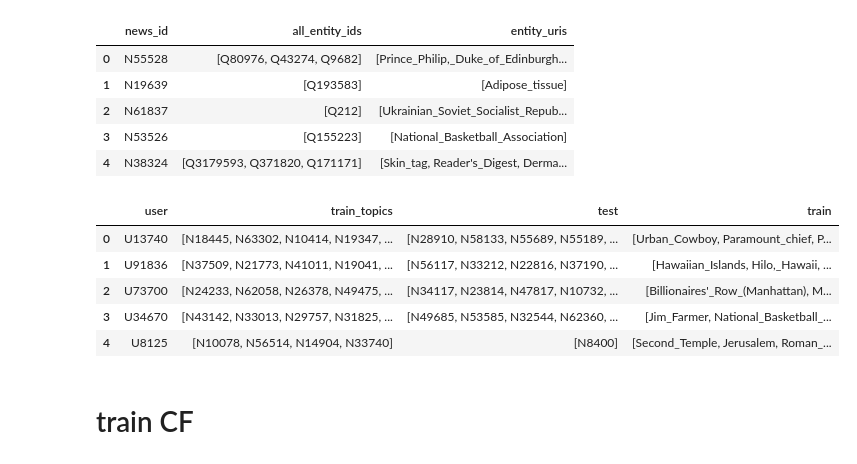
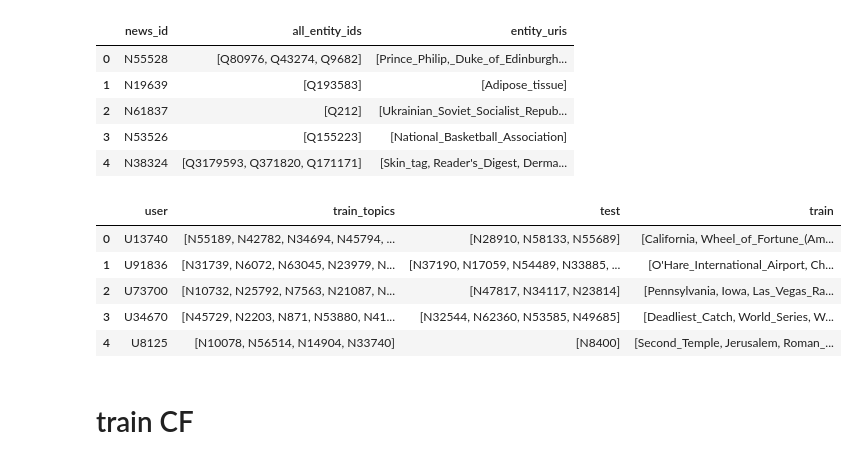
Before and after one commit to rayyyd/news_reccomender, a Jupyter notebook: ray/recommender.ipynb, the cells around one changed output. Cells and saved outputs as stored; diff of their text form; code cells hidden in the pictures.

```diff
--- a/ray/recommender.ipynb
+++ b/ray/recommender.ipynb
@@ -632,15 +664,21 @@ def move_until_keep_n(df, N, train_col='train_topics', test_col='test', in_place
         train = list(d.at[idx, train_col])  # copy lists so we don't mutate originals
         test  = list(d.at[idx, test_col])
         while len(train) > N:
-            test.append(train.pop(0))
+            # if len(train) <= 7:
+            train.pop(-1)  # discard
+                # continue
+            # test.append(train.pop(0))
+
         d.at[idx, train_col] = train
         d.at[idx, test_col]  = test
     return d
 
+MIND_user_df_0 = move_until_keep_n(MIND_user_df_orig, 0, train_col='train_topics', test_col='test', in_place=False)
 MIND_user_df_1 = move_until_keep_n(MIND_user_df_orig, 1, train_col='train_topics', test_col='test', in_place=False)
 MIND_user_df_3 = move_until_keep_n(MIND_user_df_orig, 3, train_col='train_topics', test_col='test', in_place=False)
 MIND_user_df_5 = move_until_keep_n(MIND_user_df_orig, 5, train_col='train_topics', test_col='test', in_place=False)
 MIND_user_df_7 = move_until_keep_n(MIND_user_df_orig, 7, train_col='train_topics', test_col='test', in_place=False)
-MIND_user_df_5.head()
+MIND_user_df_orig_copy = MIND_user_df_orig.copy()
+MIND_user_df_5.head()  #expect 5 train 5 test
 # %% [output]
 |  | user_id | train_topics | test |
@@ -675,26 +713,28 @@ MIND_news_df.head()
 # %%
 def apply_news_topics(user_df, news_df):
     news2topics = dict(zip(news_df["news_id"], news_df["entity_uris"]))
     def news_ids_to_topics(news_id_list):
         topics = []
         for nid in news_id_list:
             topics.extend(news2topics.get(nid, []))
         return topics
     user_df["train"] = user_df["train_topics"].apply(news_ids_to_topics)
     user_df["train"] = user_df["train"].apply(strip_dbpedia)
     user_df.rename(columns={"user_id": "user"}, inplace=True)
     return user_df
+MIND_user_df_0 = apply_news_topics(MIND_user_df_0, MIND_news_df)
 MIND_user_df_1 = apply_news_topics(MIND_user_df_1, MIND_news_df)
 MIND_user_df_3 = apply_news_topics(MIND_user_df_3, MIND_news_df)
 MIND_user_df_5 = apply_news_topics(MIND_user_df_5, MIND_news_df)
 MIND_user_df_7 = apply_news_topics(MIND_user_df_7, MIND_news_df)
+MIND_user_df_orig_copy = apply_news_topics(MIND_user_df_orig_copy, MIND_news_df)
 MIND_user_df_5.head()
 # %% [output]
 |  | user | train_topics | test | train |
-| 0 | U13740 | [N18445, N63302, N10414, N19347, ... | [N28910, N58133, N55689, N55189, ... | [Urban_Cowboy, Paramount_chief, P... |
-| 1 | U91836 | [N37509, N21773, N41011, N19041, ... | [N56117, N33212, N22816, N37190, ... | [Hawaiian_Islands, Hilo,_Hawaii, ... |
-| 2 | U73700 | [N24233, N62058, N26378, N49475, ... | [N34117, N23814, N47817, N10732, ... | [Billionaires'_Row_(Manhattan), M... |
-| 3 | U34670 | [N43142, N33013, N29757, N31825, ... | [N49685, N53585, N32544, N62360, ... | [Jim_Farmer, National_Basketball_... |
+| 0 | U13740 | [N55189, N42782, N34694, N45794, ... | [N28910, N58133, N55689] | [California, Wheel_of_Fortune_(Am... |
+| 1 | U91836 | [N31739, N6072, N63045, N23979, N... | [N37190, N17059, N54489, N33885, ... | [O'Hare_International_Airport, Ch... |
+| 2 | U73700 | [N10732, N25792, N7563, N21087, N... | [N47817, N34117, N23814] | [Pennsylvania, Iowa, Las_Vegas_Ra... |
+| 3 | U34670 | [N45729, N2203, N871, N53880, N41... | [N32544, N62360, N53585, N49685] | [Deadliest_Catch, World_Series, W... |
 | 4 | U8125 | [N10078, N56514, N14904, N33740] | [N8400] | [Second_Temple, Jerusalem, Roman_... |
 # %% [markdown]
 # train CF
```
Also changed, not shown: parts of 35 cells of this notebook, 3 other files.
